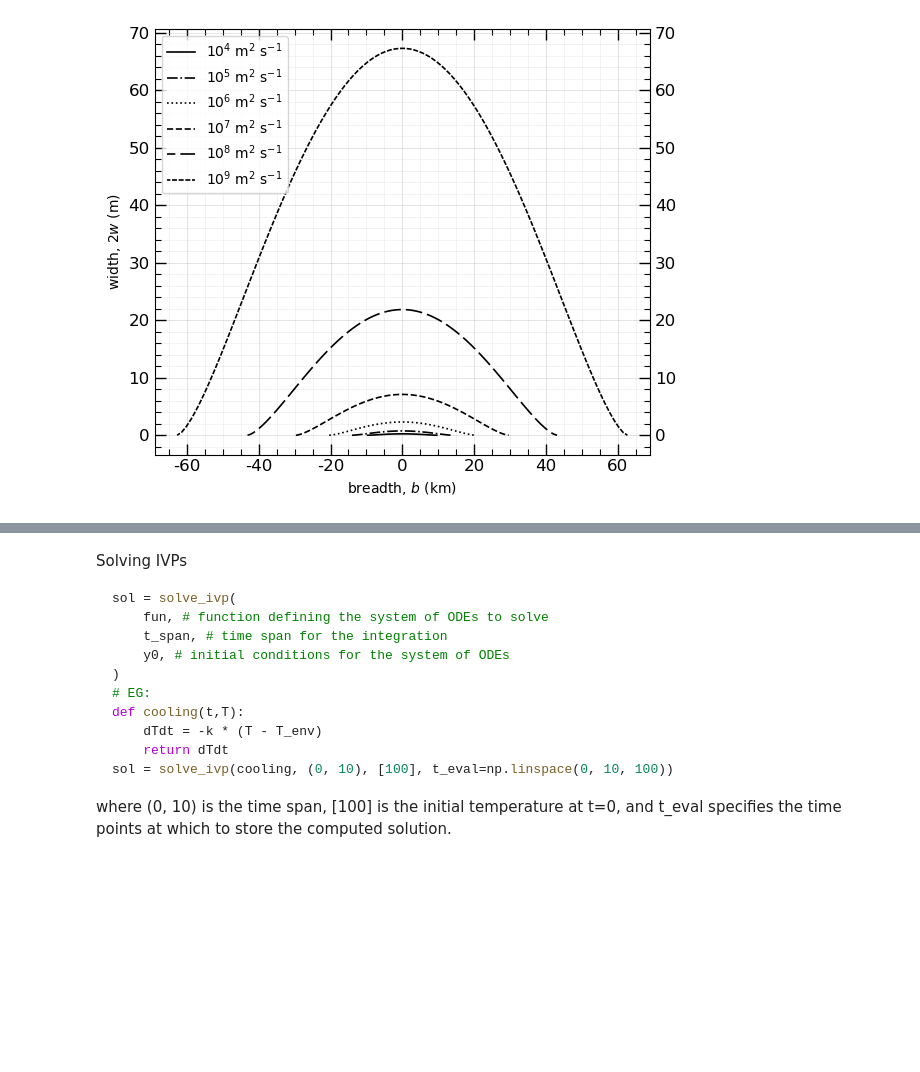
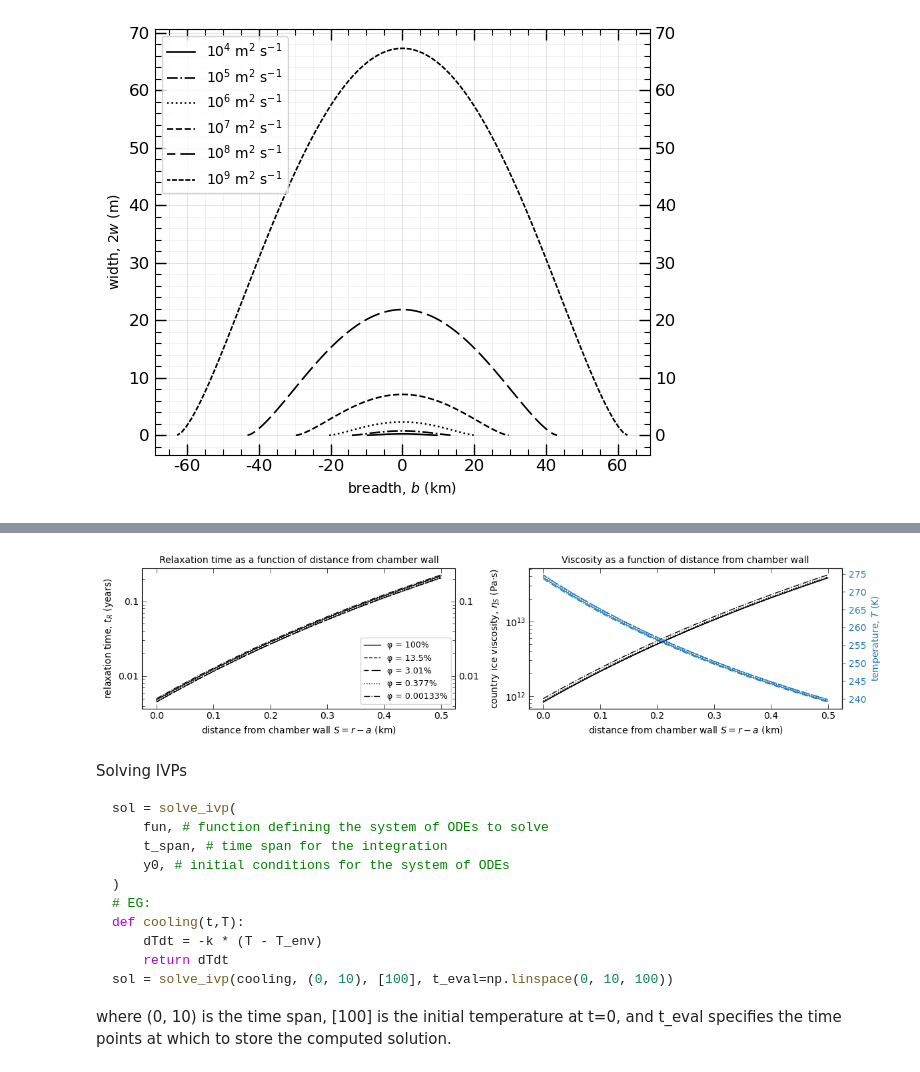
Before and after one commit to CottomR-et-al/Europa-ice-ocean-exchange, a Jupyter notebook: F25_Dikes_Europa.ipynb, the cells around one changed output, grey strips where cells are left out. Drawn from its saved outputs; the diff is of its cells as text; code cells hidden in the pictures; blank space fills up the shorter version.

````diff
--- a/F25_Dikes_Europa.ipynb
+++ b/F25_Dikes_Europa.ipynb
@@ -1502,3 +1478,47 @@ array([0, 1, 2, 3, 4])
+# %%
+fig, ax = plt.subplots(figsize=(12, 3), layout='tight')
+ax1 = plt.subplot2grid((1, 2), (0, 0))
+ax2 = plt.subplot2grid((1, 2), (0, 1))
+
+from_wall = (r-a)/1e3 # (m) distance from chamber wall
+T_r_array = []
+for i, j in enumerate(np.linspace(0, N_t-1, 5, dtype=int)):
+    T_chamber = T_chamber_history[j]
+    T_r = Tc + (T_chamber - Tc) * (a / r) # 1-D radial heat conduction sol. from Townsend (2022)
+    T_r_array.append(T_r)
+    eta_r = eta_0 * np.exp(26.4 * ((273.15 / T_r) - 1.0))
+    tR_r = (3 * eta_r * (1 - nu)/(mu * (1 + nu)) * (S / a) ** 3)
+    ax1.semilogy(from_wall, tR_r/year, lw=lw, ls=lines[i], color="black", label=f"φ = {phis[j]*100:.3g}%",)
+ax1.set_xlabel("distance from chamber wall $S=r-a$ (km)", fontsize=10)
+ax1.set_ylabel("relaxation time, $t_R$ (years)", fontsize=10)
+ax1.yaxis.set_major_formatter(StrMethodFormatter('{x:g}'))
+ax1.set_title("Relaxation time as a function of distance from chamber wall", fontsize=10)
+ax1.legend(loc="lower right", fontsize=9)
+ax1.tick_params(which='major', length=5, width=0.5, direction='in', top=True, right=True, labelright=True)
+ax1.tick_params(which='minor', length=3, width=0.5, direction='in', top=True, right=True)
+# ax4.set_xlim(0, 0.5)
+T_r_array = np.array(T_r_array)
+
+for i, j in enumerate(np.linspace(0, len(etas)-1, 5, dtype=int)):
+    ax2.semilogy(from_wall, etas[j], lw=lw, color="black", label=f"φ = {phis[j]*100:.3g}%", ls=lines[i])
+ax2twin = ax2.twinx()
+for i in range(0, 5):
+    idx = np.linspace(0, len(T_r_array)-1, 5, dtype=int)
+    ax2twin.plot(from_wall, T_r_array[idx[i]], lw=lw, color=coolcolor, ls=lines[i])
+ax2.set_xlabel("distance from chamber wall $S=r-a$ (km)", fontsize=10)
+ax2.set_ylabel("country ice viscosity, $η_S$ (Pa·s)", fontsize=10)
+ax2.set_title("Viscosity as a function of distance from chamber wall", fontsize=10)
+ax2.tick_params(which='major', length=5, width=0.5, direction='in', top=True)
+ax2.tick_params(which='minor', length=3, width=0.5, direction='in', top=True)
+ax2.yaxis.set_major_formatter(LogFormatterSciNotation())
+ax2twin.set_ylabel("temperature, $T$ (K)", fontsize=10, color=coolcolor)
+ax2twin.tick_params(axis='y', colors=coolcolor)
+ax2twin.yaxis.set_major_locator(LogLocator(base=10.0, subs=np.arange(1.0, 10.0) * 0.1, numticks=10))
+# ax5twin.yaxis.set_major_formatter(LogFormatterSciNotation())
+# ax5.legend(loc="lower right", fontsize=9)
+# ax5.set_xlim(0, 0.5)
+# %% [output]
+[figure, added]
 # %% [markdown]
 Solving IVPs
 ```python
````
Also changed, not shown: parts of 3 cells of this notebook.
